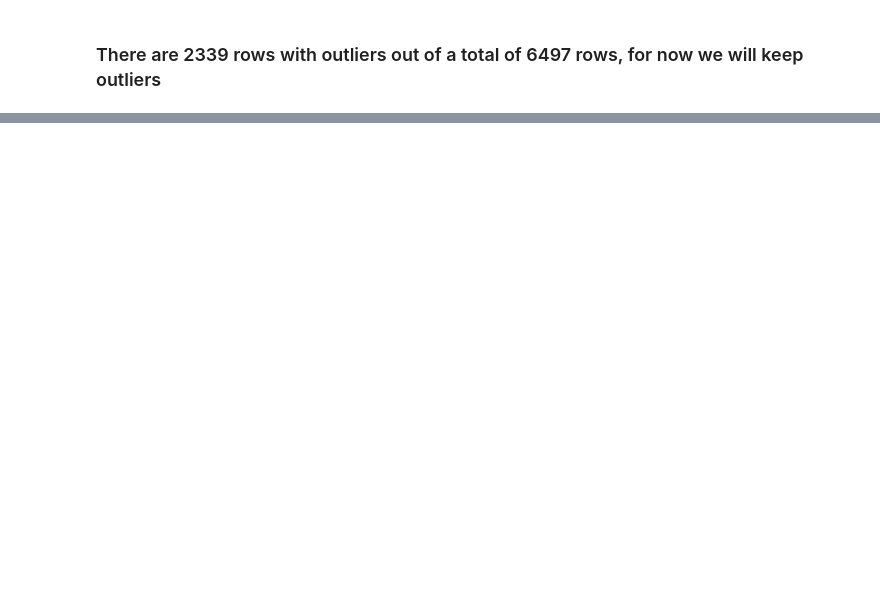
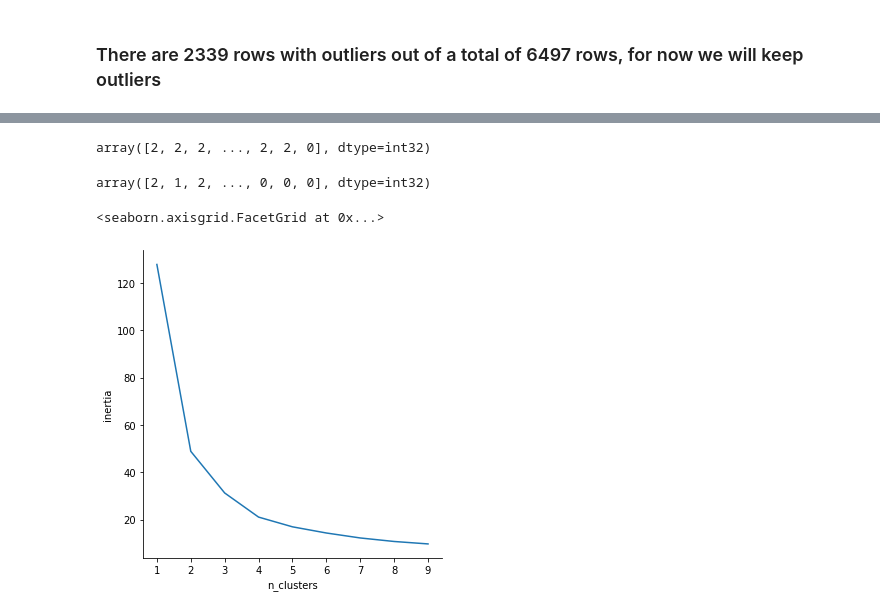
Before and after one commit to richiepmeyer/wine_quality, a Jupyter notebook: scratch_rm.ipynb, the cells around one changed output, grey strips where cells are left out. Saved outputs shown, nothing was run; the diff lists cells and outputs as text; code cells hidden in the pictures; blank space fills up the shorter version.

```diff
--- a/scratch_rm.ipynb
+++ b/scratch_rm.ipynb
@@ -37,0 +49,16 @@ scaler.fit_transform(train)
+# %%
+x = X_train[['alcohol','residual sugar']]
+kmeans = KMeans(n_clusters=3)
+kmeans.fit(x)
+kmeans.predict(x)
+# %% [output]
+array([2, 2, 2, ..., 2, 2, 0], dtype=int32)
+# %%
+kmeans.predict(X_val[['alcohol','residual sugar']])
+# %% [output]
+array([2, 1, 2, ..., 0, 0, 0], dtype=int32)
+# %%
+explore.plot_inertia(x)
+# %% [output]
+<seaborn.axisgrid.FacetGrid at 0x...>
+[figure, added]
```
Also changed, not shown: parts of 16 cells of this notebook, 2 other files.
